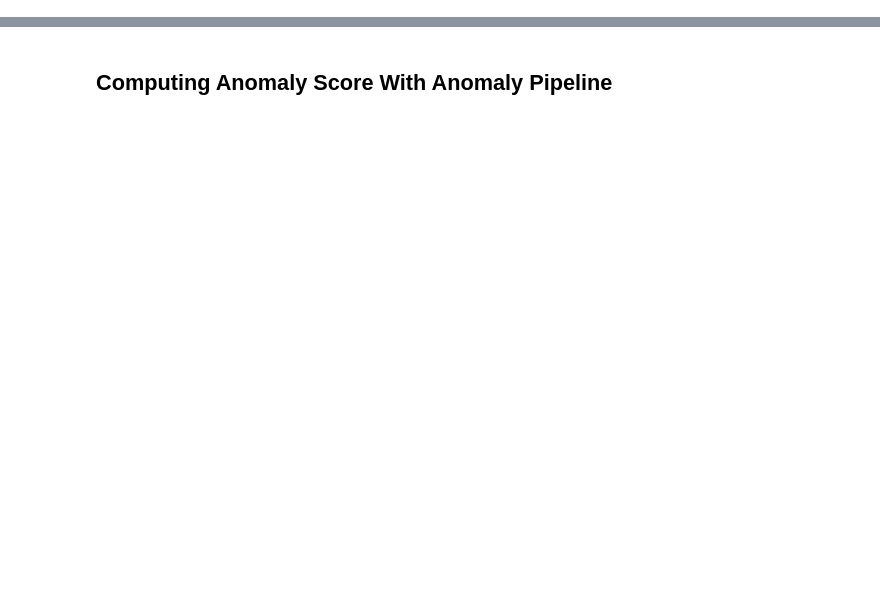
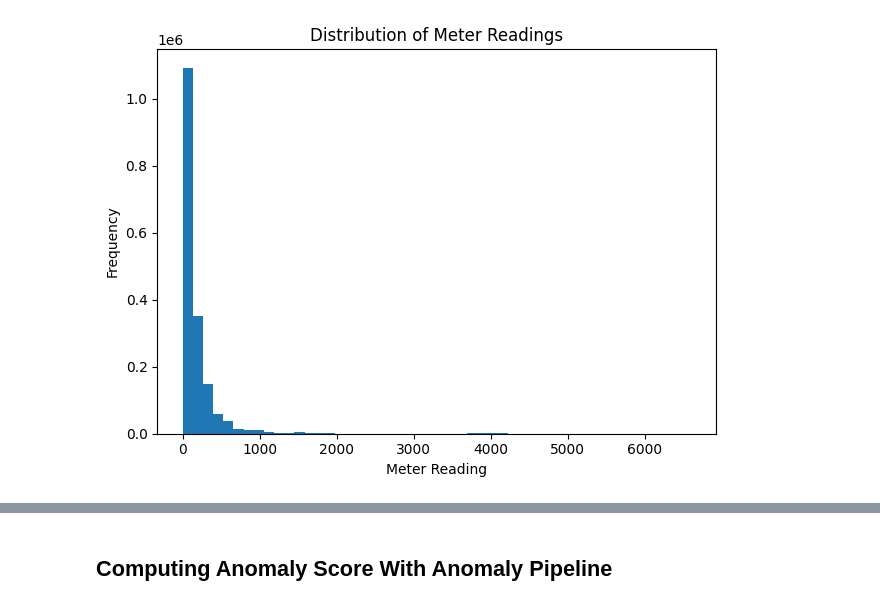
Before and after one commit to srivnaman/EnergyFM, a Jupyter notebook: Notebooks/Energy-tspulse_anomaly_detection_zeroshot.ipynb, the cells around one changed output, grey strips where cells are left out. Drawn from its saved outputs; the diff is of its cells as text; code cells hidden in the pictures; blank space fills up the shorter version.

```diff
--- a/Notebooks/Energy-tspulse_anomaly_detection_zeroshot.ipynb
+++ b/Notebooks/Energy-tspulse_anomaly_detection_zeroshot.ipynb
@@ -90,0 +75,79 @@ df
+# %%
+# -------------------------------------------------------
+# Configuration
+# -------------------------------------------------------
+csv_path = "../Dataset/AnomalyDetection/train.csv"
+gpu_id   = 0
+
+device = f"cuda:{gpu_id}" if torch.cuda.is_available() else "cpu"
+print(f"[INFO] Device selected: {device}")
+
+# -------------------------------------------------------
+# Load Dataset
+# -------------------------------------------------------
+df = pd.read_csv(csv_path, parse_dates=["timestamp"])
+df.sort_values(["building_id", "timestamp"], inplace=True)
+
+print("\n[INFO] Dataset Loaded")
+print("Shape:", df.shape)
+print("Unique Buildings:", df["building_id"].nunique())
+
+print("\n[INFO] Missing Values:")
+print(df.isna().sum())
+
+# -------------------------------------------------------
+# Fill Missing Values
+# -------------------------------------------------------
+df["meter_reading"] = (
+    df.groupby("building_id")["meter_reading"]
+      .transform(lambda s: s.fillna(s.median()))
+)
+
+print("[INFO] Filled missing meter_reading per building using median.")
+
+# -------------------------------------------------------
+# Global Distribution
+# -------------------------------------------------------
+plt.figure()
+plt.hist(df["meter_reading"], bins=50)
+plt.title("Distribution of Meter Readings")
+plt.xlabel("Meter Reading")
+plt.ylabel("Frequency")
+plt.tight_layout()
+plt.show()
+
+# -------------------------------------------------------
+# Sample Building Visualization (Time Series + Anomalies)
+# -------------------------------------------------------
+sample_building = df["building_id"].unique()[12]
+sample_df = df[df["building_id"] == sample_building]
+
+print(f"\n[INFO] Visualizing Building {sample_building}")
+
+plt.figure()
+
+# Full time-series
+plt.plot(
+    sample_df["timestamp"],
+    sample_df["meter_reading"],
+    label="Meter Reading"
+)
+
+# Overlay anomalies in red
+if "anomaly" in sample_df.columns:
+    anomalies = sample_df[sample_df["anomaly"] == 1]
+    plt.scatter(
+        anomalies["timestamp"],
+        anomalies["meter_reading"],
+        color="red",
+        label="Anomaly"
+    )
+
+plt.title(f"Energy Consumption with Anomalies - Building {sample_building}")
+plt.xlabel("Timestamp")
+plt.ylabel("Meter Reading")
+plt.xticks(rotation=45)
+plt.legend()
+plt.tight_layout()
+plt.show()
+# %% [output]
@@ -90,0 +167 @@ df
+[figure, added]
```
Also changed, not shown: parts of 12 cells of this notebook, 8 other files.
